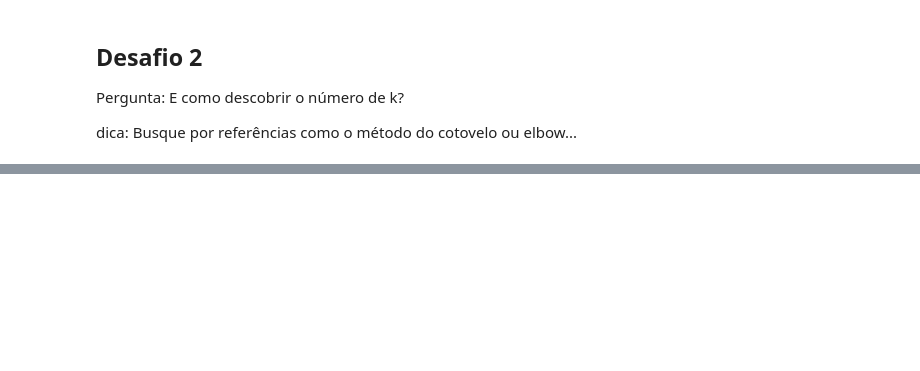
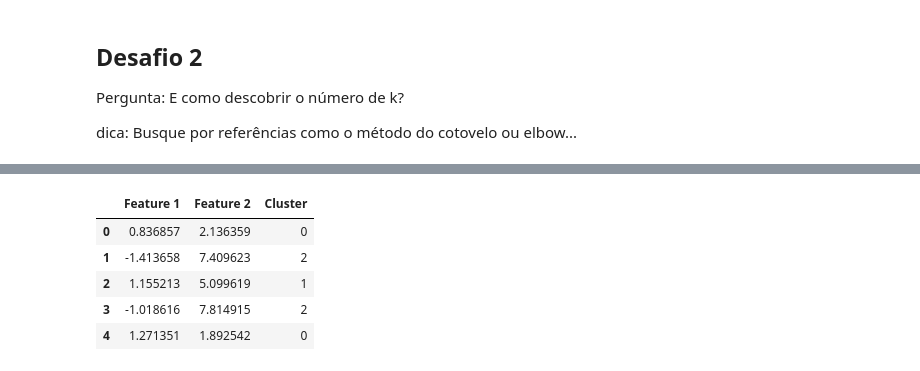
Before and after one commit to arnaldojr/cognitivecomputing, a Jupyter notebook: material/aulas/IA/lab-01/aula5.ipynb, the cells around one changed output, grey strips where cells are left out. Saved outputs shown, nothing was run; the diff lists cells and outputs as text; code cells hidden in the pictures; blank space fills up the shorter version.

```diff
--- a/material/aulas/IA/lab-01/aula5.ipynb
+++ b/material/aulas/IA/lab-01/aula5.ipynb
@@ -165,0 +128,27 @@ Text(0.5, 1.0, 'DBScan')
+# %%
+import pandas as pd
+
+from sklearn.cluster import KMeans
+
+k_otimo = 4 # Definindo o número ótimo de clusters
+
+kmeans = KMeans(n_clusters=k_otimo)
+
+kmeans.fit(X)
+y_kmeans = kmeans.predict(X)
+
+# Criando um DataFrame a partir dos dados gerados
+df = pd.DataFrame(X, columns=['Feature 1', 'Feature 2'])
+
+# Adicionando a coluna de clusters ao DataFrame
+df['Cluster'] = y_kmeans
+
+# Exibindo as primeiras linhas do DataFrame para visualização
+df.head()
+# %% [output]
+|  | Feature 1 | Feature 2 | Cluster |
+| 0 | 0.836857 | 2.136359 | 0 |
+| 1 | -1.413658 | 7.409623 | 2 |
+| 2 | 1.155213 | 5.099619 | 1 |
+| 3 | -1.018616 | 7.814915 | 2 |
+| 4 | 1.271351 | 1.892542 | 0 |
```
Also changed, not shown: parts of 15 cells of this notebook, 2 other files.
